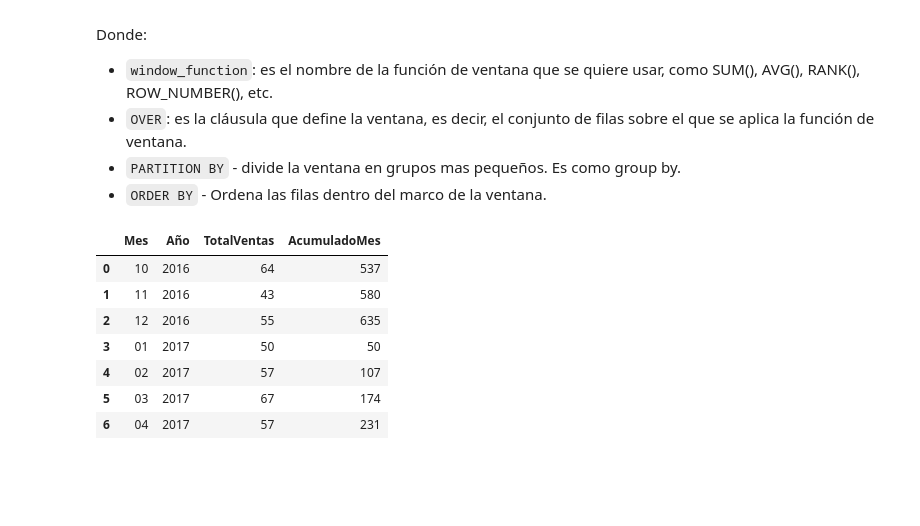
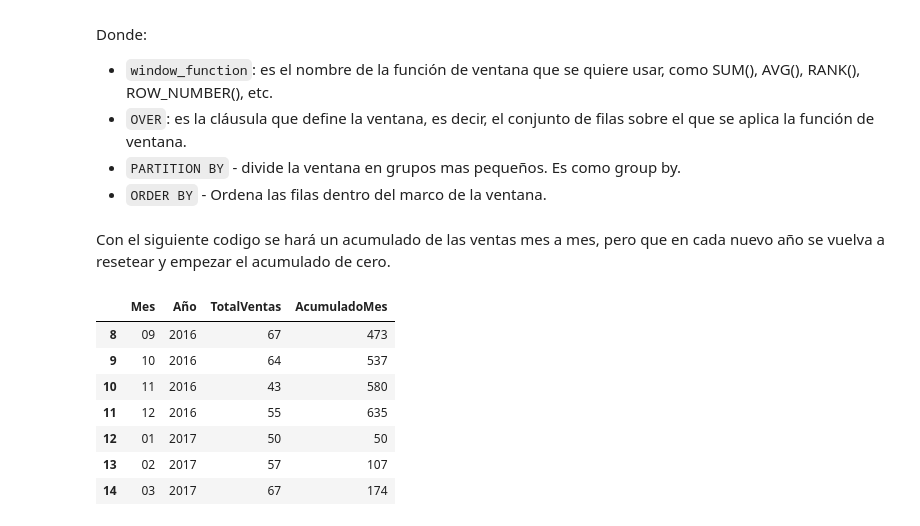
Before and after one commit to AlejandroSenabre/Data-Analysis-with-SQL, a Jupyter notebook: BikeStore_with_SQL.ipynb, the cells around one changed output. Drawn from its saved outputs; the diff is of its cells as text; code cells hidden in the pictures; blank space fills up the shorter version.

```diff
--- a/BikeStore_with_SQL.ipynb
+++ b/BikeStore_with_SQL.ipynb
@@ -437,30 +439,30 @@ Donde:
 - `OVER`: es la cláusula que define la ventana, es decir, el conjunto de filas sobre el que se aplica la función de ventana.
 - `PARTITION BY` - divide la ventana en grupos mas pequeños. Es como group by.
 - `ORDER BY` - Ordena las filas dentro del marco de la ventana.
+# %% [markdown]
+Con el siguiente codigo se hará un acumulado de las ventas mes a mes, pero que en cada nuevo año se vuelva a resetear y empezar el acumulado de cero.
 # %%
 query = """
 SELECT
   strftime('%m', order_date) AS Mes,
   strftime('%Y', order_date) AS Año,
   COUNT(*) AS TotalVentas,
   SUM(COUNT(*)) OVER (
     PARTITION BY strftime('%Y', order_date)
     ORDER BY strftime('%m', order_date) ASC
   ) AS AcumuladoMes
 FROM orders
 GROUP BY strftime('%m', order_date), strftime('%Y', order_date)
-ORDER BY Año ASC, Mes ASC
-LIMIT 7
-OFFSET 9;
+ORDER BY Año ASC, Mes ASC;
 """
 df=pd.read_sql_query(query, connection)
-df
+df.iloc[8:15]
 # %% [output]
 |  | Mes | Año | TotalVentas | AcumuladoMes |
-| 0 | 10 | 2016 | 64 | 537 |
-| 1 | 11 | 2016 | 43 | 580 |
-| 2 | 12 | 2016 | 55 | 635 |
-| 3 | 01 | 2017 | 50 | 50 |
-| 4 | 02 | 2017 | 57 | 107 |
-| 5 | 03 | 2017 | 67 | 174 |
-| 6 | 04 | 2017 | 57 | 231 |
+| 8 | 09 | 2016 | 67 | 473 |
+| 9 | 10 | 2016 | 64 | 537 |
+| 10 | 11 | 2016 | 43 | 580 |
+| 11 | 12 | 2016 | 55 | 635 |
+| 12 | 01 | 2017 | 50 | 50 |
+| 13 | 02 | 2017 | 57 | 107 |
+| 14 | 03 | 2017 | 67 | 174 |
```
Also changed, not shown: parts of 3 cells of this notebook.
